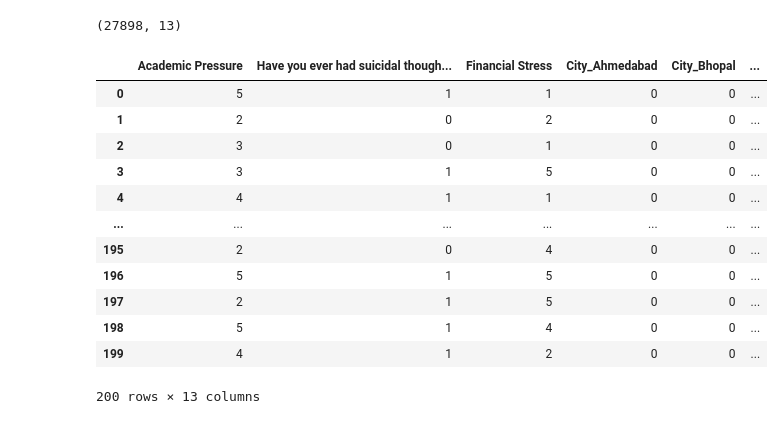
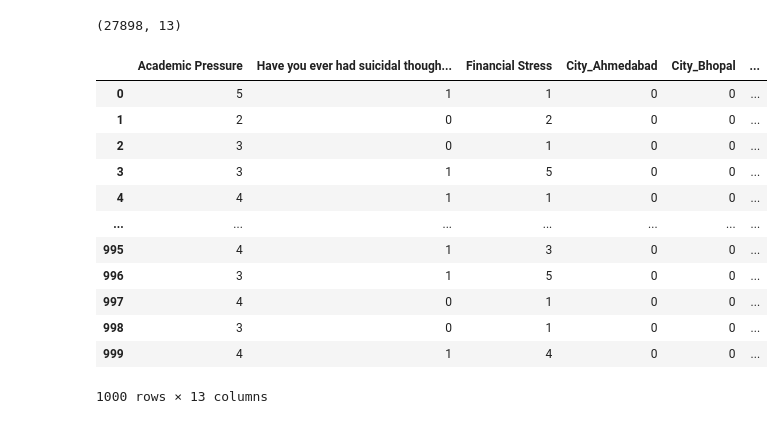
Before and after one commit to malmahasnah/capstone-team2-winter-quarter, a Jupyter notebook: fast-kci.ipynb, the cells around one changed output. Drawn from its saved outputs; the diff is of its cells as text; code cells hidden in the pictures.

```diff
--- a/fast-kci.ipynb
+++ b/fast-kci.ipynb
@@ -48,22 +48,22 @@ data_encoded.shape
 # %% [output]
 (27898, 13)
 # %%
-data_encoded = data_encoded[:200]
+data_encoded = data_encoded[:1000]
 data_encoded
 # %% [output]
 |  | Academic Pressure | Have you ever had suicidal though... | Financial Stress | City_Ahmedabad | City_Bhopal | ... |
 | 0 | 5 | 1 | 1 | 0 | 0 | ... |
 | 1 | 2 | 0 | 2 | 0 | 0 | ... |
 | 2 | 3 | 0 | 1 | 0 | 0 | ... |
 | 3 | 3 | 1 | 5 | 0 | 0 | ... |
 | 4 | 4 | 1 | 1 | 0 | 0 | ... |
 | ... | ... | ... | ... | ... | ... | ... |
-| 195 | 2 | 0 | 4 | 0 | 0 | ... |
-| 196 | 5 | 1 | 5 | 0 | 0 | ... |
-| 197 | 2 | 1 | 5 | 0 | 0 | ... |
-| 198 | 5 | 1 | 4 | 0 | 0 | ... |
-| 199 | 4 | 1 | 2 | 0 | 0 | ... |
+| 995 | 4 | 1 | 3 | 0 | 0 | ... |
+| 996 | 3 | 1 | 5 | 0 | 0 | ... |
+| 997 | 4 | 0 | 1 | 0 | 0 | ... |
+| 998 | 3 | 0 | 1 | 0 | 0 | ... |
+| 999 | 4 | 1 | 4 | 0 | 0 | ... |
-200 rows × 13 columns
+1000 rows × 13 columns
 # %%
 data_matrix = data_encoded.values
 data_matrix
```
Also changed, not shown: parts of 4 cells of this notebook.
